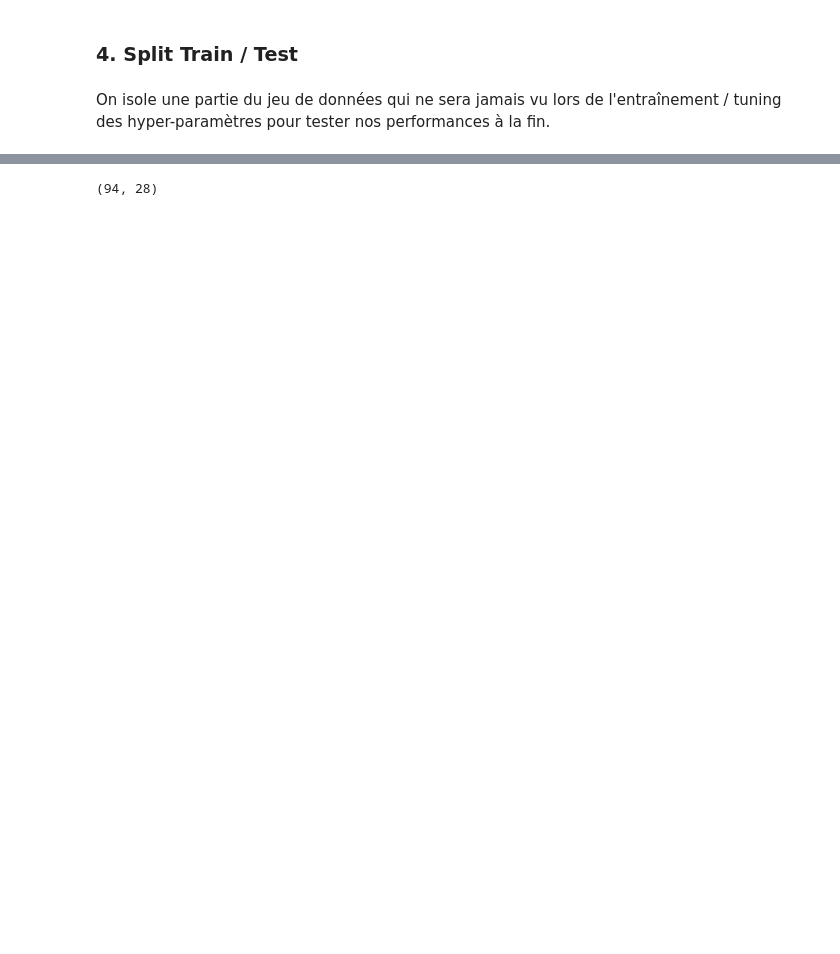
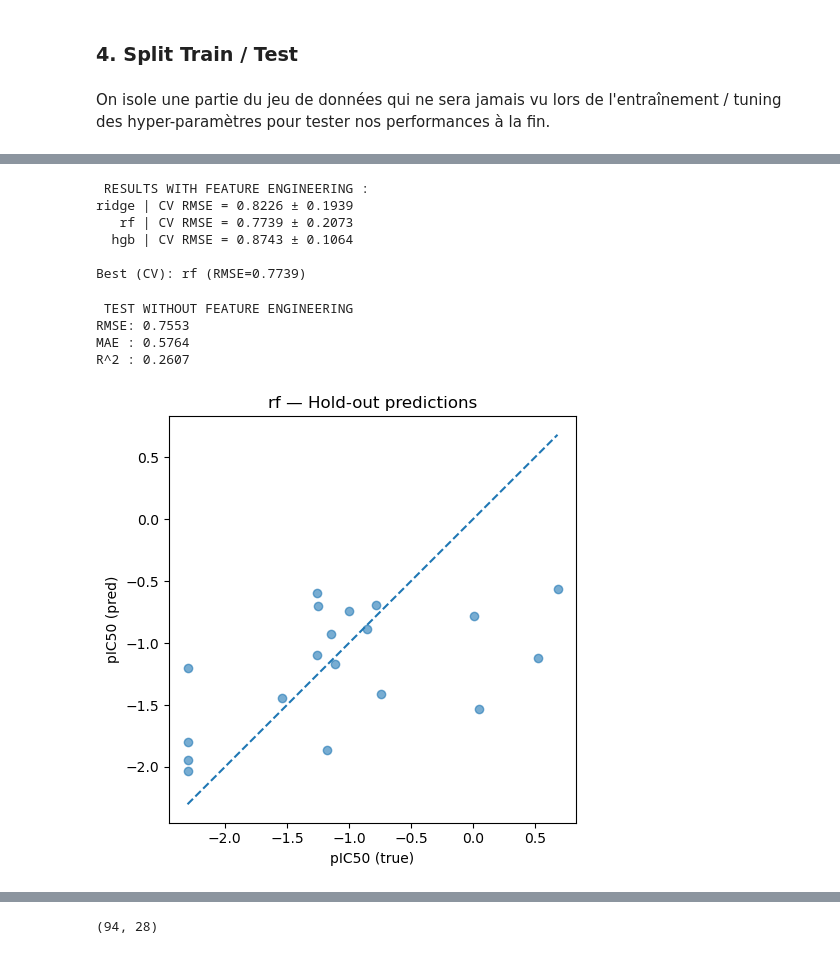
Before and after one commit to mafalda-frere/covid19_drug_discovery, a Jupyter notebook: covid19_drug_discovery.ipynb, the cells around one changed output, grey strips where cells are left out. Drawn from its saved outputs; the diff is of its cells as text; code cells hidden in the pictures; blank space fills up the shorter version.

Commit message:
modeles,shap

```diff
--- a/covid19_drug_discovery.ipynb
+++ b/covid19_drug_discovery.ipynb
@@ -476,0 +376,3 @@ R^2 : -0.0455
+# %%
+X_train_fe=feature_engineering(X_train)
+X_test_fe=feature_engineering(X_test)
@@ -476,0 +436,55 @@ R^2 : -0.0455
+# %%
+print(" RESULTS WITH FEATURE ENGINEERING :")
+best_name, best_pipe, best_score = None, None, np.inf
+for name, est in models.items():
+    pipe = make_pipe(est)
+    scores = cross_val_score(
+        pipe, X_train_fe, y_train,
+        scoring="neg_root_mean_squared_error",
+        cv=kf, n_jobs=-1
+    )
+    rmse_mean = -scores.mean()
+    rmse_std  =  scores.std()
+    print(f"{name:>5} | CV RMSE = {rmse_mean:.4f} ± {rmse_std:.4f}")
+    if rmse_mean < best_score:
+        best_score, best_name, best_pipe = rmse_mean, name, pipe
+
+print(f"\nBest (CV): {best_name} (RMSE={best_score:.4f})")
+# %% [output]
+ RESULTS WITH FEATURE ENGINEERING :
+ridge | CV RMSE = 0.8226 ± 0.1939
+   rf | CV RMSE = 0.7739 ± 0.2073
+  hgb | CV RMSE = 0.8743 ± 0.1064
+
+Best (CV): rf (RMSE=0.7739)
+# %%
+# sur le test sans feature engineering
+best_pipe.fit(X_train, y_train)
+y_pred = best_pipe.predict(X_test)
+
+mse = mean_squared_error(y_test, y_pred)
+rmse = np.sqrt(mse)
+mae  = mean_absolute_error(y_test, y_pred)
+r2   = r2_score(y_test, y_pred)
+
+print("\n TEST WITHOUT FEATURE ENGINEERING")
+print(f"RMSE: {rmse:.4f}")
+print(f"MAE : {mae:.4f}")
+print(f"R^2 : {r2:.4f}")
+
+# plot
+plt.figure(figsize=(5,5))
+plt.scatter(y_test, y_pred, alpha=0.6)
+lims = [min(y_test.min(), y_pred.min()), max(y_test.max(), y_pred.max())]
+plt.plot(lims, lims, linestyle="--")
+plt.xlabel("pIC50 (true)")
+plt.ylabel("pIC50 (pred)")
+plt.title(f"{best_name} — Hold-out predictions")
+plt.tight_layout()
+plt.show()
+# %% [output]
+ TEST WITHOUT FEATURE ENGINEERING
+RMSE: 0.7553
+MAE : 0.5764
+R^2 : 0.2607
+[figure, added]
```
Also changed, not shown: parts of 58 cells of this notebook.
